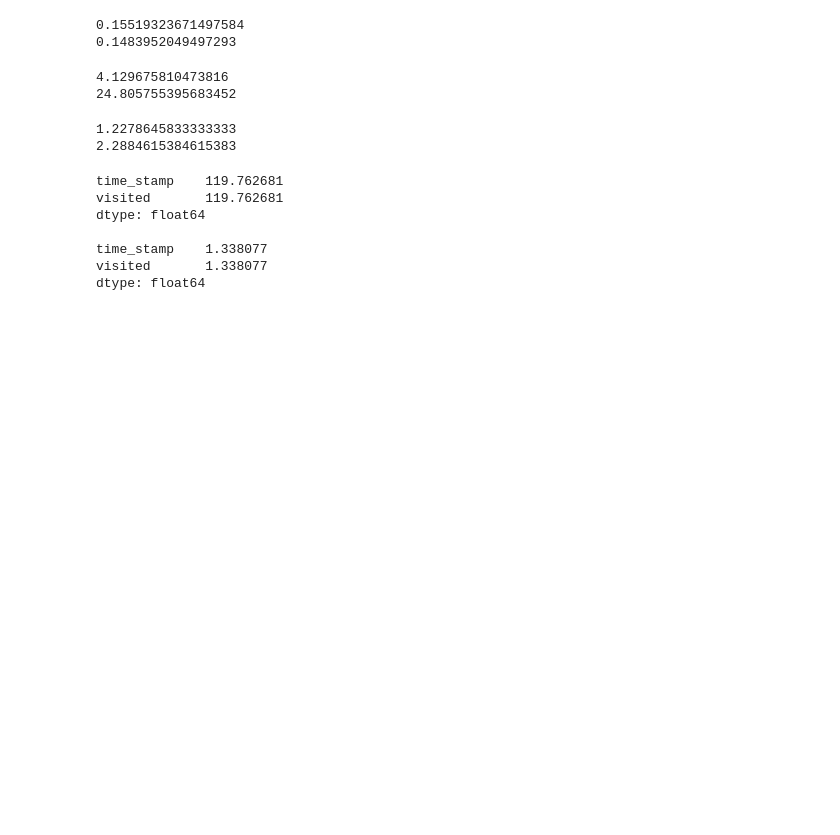
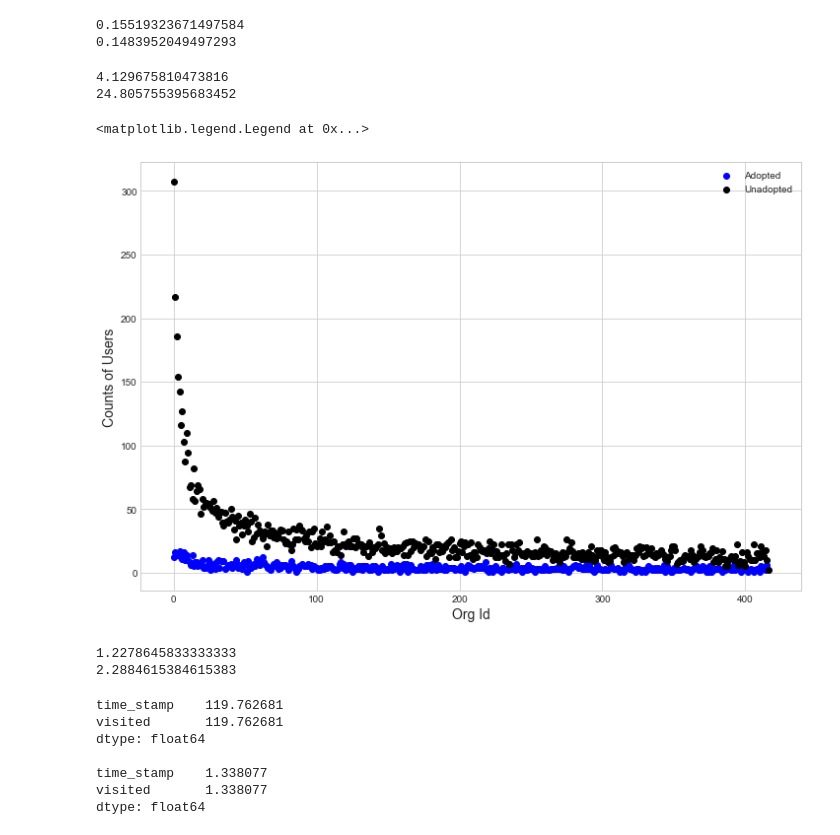
Before and after one commit to pandrewg/Mini-Projects, a Jupyter notebook: relax challenge/solution.ipynb, the cells around one changed output. Saved outputs shown, nothing was run; the diff lists cells and outputs as text; code cells hidden in the pictures; blank space fills up the shorter version.

```diff
--- a/relax challenge/solution.ipynb
+++ b/relax challenge/solution.ipynb
@@ -98,6 +116,19 @@ print(unadopted_user_info.groupby('org_id')['object_id'].count().mean())
 # %% [output]
 4.129675810473816
 24.805755395683452
+# %%
+fig, ax = plt.subplots(1,1,figsize=(12,8))
+
+ax.scatter(adopted_user_info.groupby('org_id').count()['adopted'].index,\
+           adopted_user_info.groupby('org_id').count()['adopted'],facecolor='b')
+ax.scatter(unadopted_user_info.groupby('org_id').count()['adopted'].index,\
+           unadopted_user_info.groupby('org_id').count()['adopted'],facecolor='k')
+ax.set_ylabel('Counts of Users',fontsize=14)
+ax.set_xlabel('Org Id',fontsize=14)
+ax.legend(['Adopted','Unadopted'])
+# %% [output]
+<matplotlib.legend.Legend at 0x...>
+[figure, added]
 # %%
 # almost twice as often, users who are invited by another user end up not adopting the product. this is not necessarily
 # because invitations dissuade users from adopting the product..it's more likely an instrinsic cause of users tending
```
Also changed, not shown: parts of 13 cells of this notebook.
